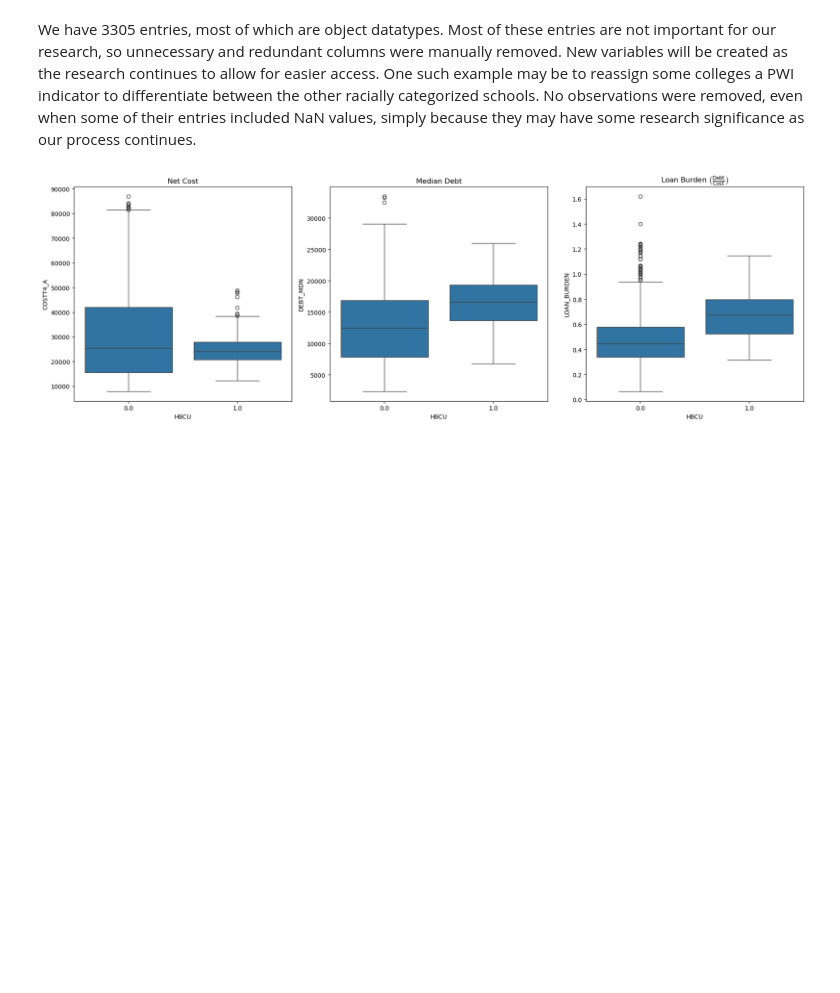
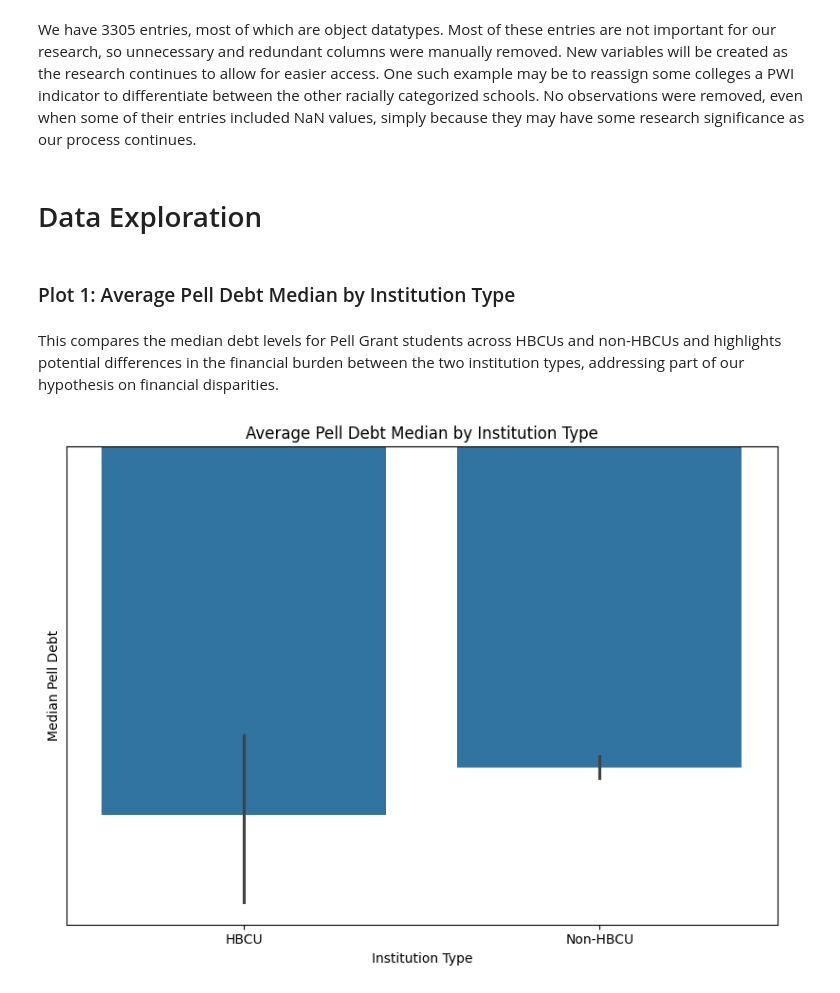
Before and after one commit to tanwasp/college-scorecard-analysis-group5, a Jupyter notebook: eda/full_college_scorecard_eda.ipynb, the cells around one changed output. Saved outputs shown, nothing was run; the diff lists cells and outputs as text; code cells hidden in the pictures; blank space fills up the shorter version.

Commit message:
added plots to eda

```diff
--- a/eda/full_college_scorecard_eda.ipynb
+++ b/eda/full_college_scorecard_eda.ipynb
@@ -156,25 +159,26 @@ institution_data = institution_data.drop(columns=["ZIP", "SCH_DEG", "SCHTYPE", "
                                       "ACTCM50", "ACTEN50", "ACTMT50", "PRGMOFR", "PCT10_EARN_WNE_P10", "PCT90_EARN_WNE_P10", "COUNT_WNE_INDEP1_P10"], errors="ignore")
 # %% [markdown]
 We have 3305 entries, most of which are object datatypes. Most of these entries are not important for our research, so unnecessary and redundant columns were manually removed. New variables will be created as the research continues to allow for easier access. One such example may be to reassign some colleges a PWI indicator to differentiate between the other racially categorized schools. No observations were removed, even when some of their entries included NaN values, simply because they may have some research significance as our process continues.
-# %%
-institution_data['DEBT_MDN'] = pd.to_numeric(institution_data['DEBT_MDN'])
-institution_data['COSTT4_A'] = pd.to_numeric(institution_data['COSTT4_A'])
-institution_data = institution_data.dropna(subset=['DEBT_MDN', 'COSTT4_A'])
-
-institution_data['LOAN_BURDEN'] = institution_data['DEBT_MDN'] / institution_data['COSTT4_A']
-
-fig, axs = plt.subplots(1, 3, figsize=(18, 6))
-
-sns.boxplot(x='HBCU', y='COSTT4_A', data=institution_data, ax=axs[0])
-axs[0].set_title('Net Cost')
-
-sns.boxplot(x='HBCU', y='DEBT_MDN', data=institution_data, ax=axs[1])
-axs[1].set_title('Median Debt')
-
-sns.boxplot(x='HBCU', y='LOAN_BURDEN', data=institution_data, ax=axs[2])
-axs[2].set_title(r'Loan Burden $\left(\frac{\text{Debt}}{\text{Cost}}\right)$')
-
-plt.tight_layout()
-plt.show()
-# %% [output]
-[figure, removed]
+# %% [markdown]
+# Data Exploration
+# %%
+df = institution_data.copy()
+# %%
+df['Institution Type'] = df['HBCU'].apply(lambda x: 'HBCU' if x==1.0 else 'Non-HBCU')
+# %% [markdown]
+###  Plot 1: Average Pell Debt Median by Institution Type
+# %% [markdown]
+This compares the median debt levels for Pell Grant students across HBCUs and non-HBCUs and highlights potential differences in the financial burden between the two institution types, addressing part of our hypothesis on financial disparities.
+# %%
+plt.figure(figsize=(8,6))
+ax = sns.barplot(x='Institution Type', y='PELL_DEBT_MDN', data=df)
+plt.title('Average Pell Debt Median by Institution Type')
+plt.ylabel('Median Pell Debt')
+plt.xlabel('Institution Type')
+
+plt.yticks([])
+plt.subplots_adjust(left=0.25)
+plt.tight_layout()
+plt.show()
+# %% [output]
+[figure, added]
```
Also changed, not shown: parts of 13 cells of this notebook, 2 other files.
